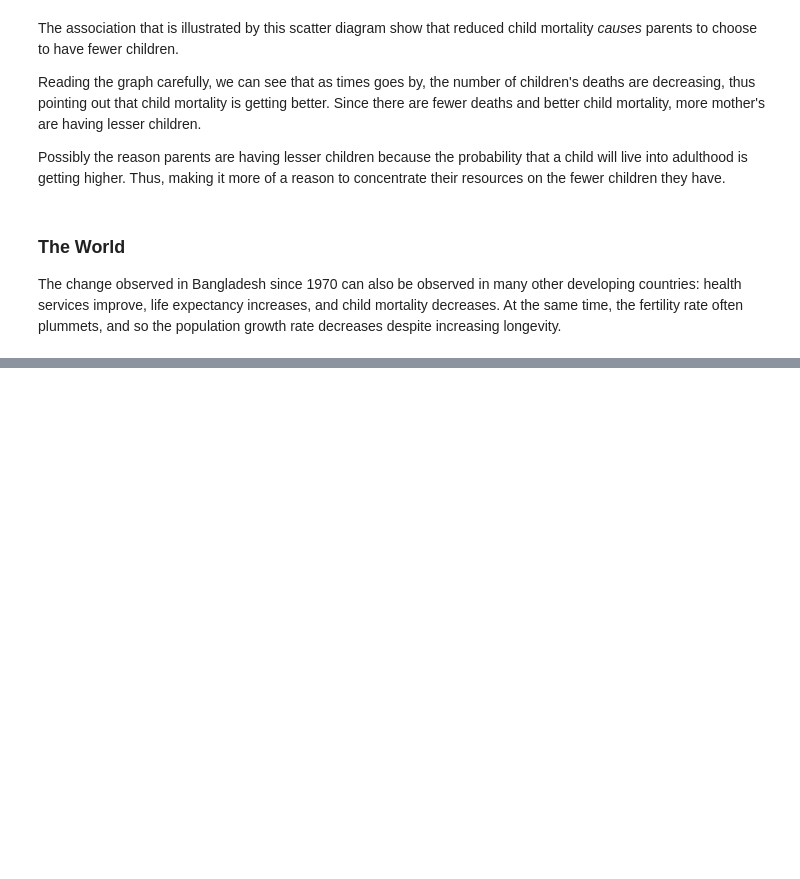
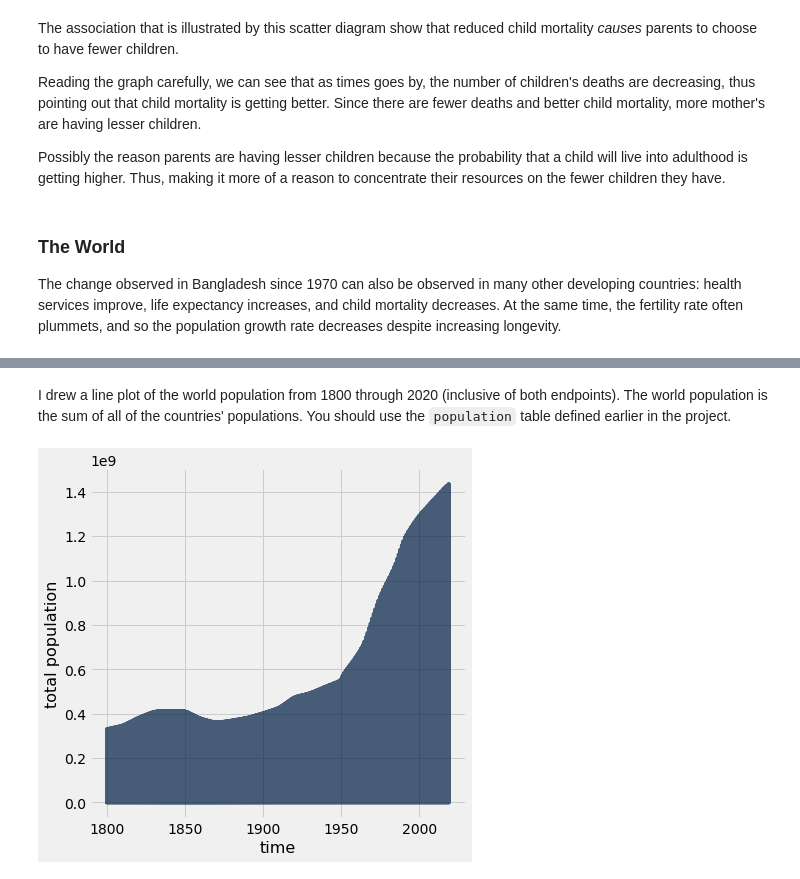
Before and after one commit to micahelinor/Data_Science, a Jupyter notebook: Projects/World_Progress/World_Progress.ipynb, the cells around one changed output, grey strips where cells are left out. Saved outputs shown, nothing was run; the diff lists cells and outputs as text; code cells hidden in the pictures; blank space fills up the shorter version.

Commit message:
finished world progress

```diff
--- a/Projects/World_Progress/World_Progress.ipynb
+++ b/Projects/World_Progress/World_Progress.ipynb
@@ -235,0 +250,7 @@ The change observed in Bangladesh since 1970 can also be observed in many other
+# %% [markdown]
+I drew a line plot of the world population from 1800 through 2020 (inclusive of both endpoints). The world population is the sum of all of the countries' populations. You should use the `population` table defined earlier in the project.
+# %%
+population_grouped = population.drop("geo").relabeled("population_total", "total population").where("time", are.between(1800, 2020))
+population_grouped.plot("time", "total population")
+# %% [output]
+[figure, added]
```
Also changed, not shown: parts of 51 cells of this notebook.
